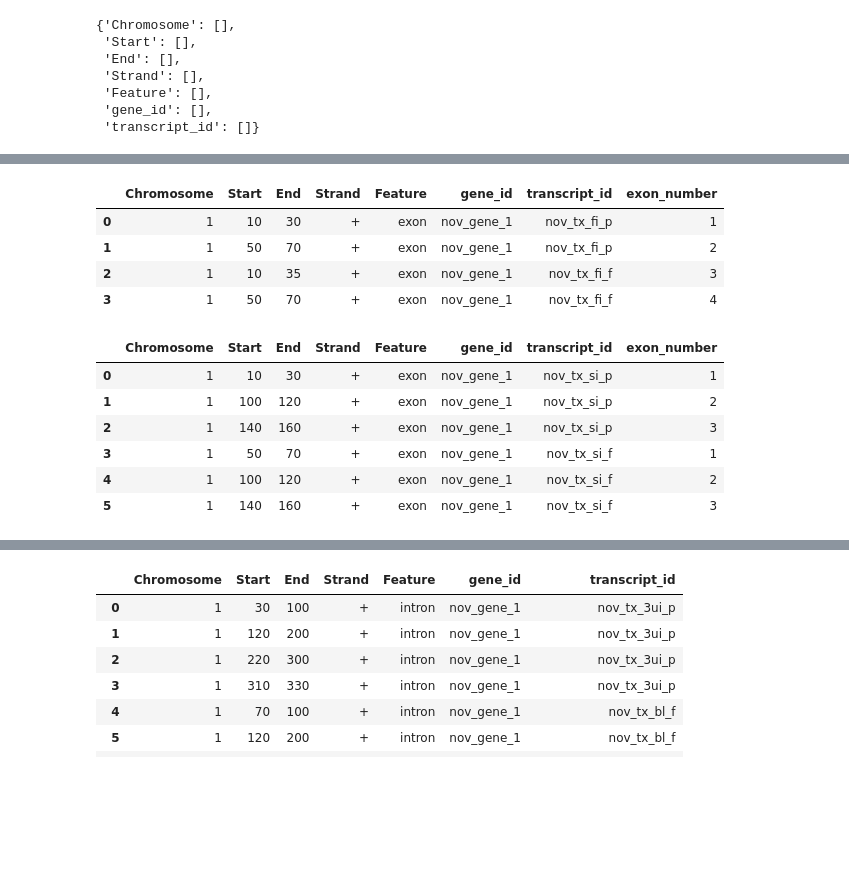
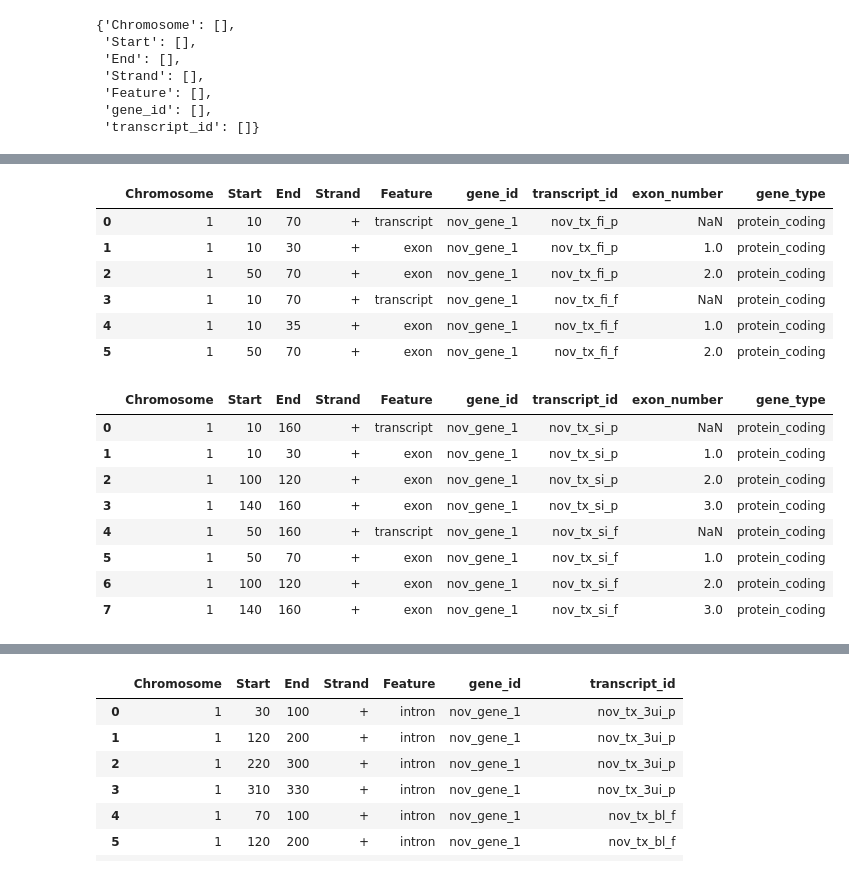
Before and after one commit to frattalab/PAPA, a Jupyter notebook: scripts/stringtie_intron_chain_classification.ipynb, the cells around one changed output, grey strips where cells are left out. Drawn from its saved outputs; the diff is of its cells as text; code cells hidden in the pictures; blank space fills up the shorter version.

```diff
--- a/scripts/stringtie_intron_chain_classification.ipynb
+++ b/scripts/stringtie_intron_chain_classification.ipynb
@@ -72,46 +77,52 @@ test_ref
 # 1. Novel last exons in first intron of annotated transcript (e.g. STMN2)
 # For these to pass, they should share an identical 3'end with a first exon of a known transcript
 
-test_novel_fi = {"Chromosome": [1]*4,
-                "Start": [10,50]*2,
-                "End": [30,70,35,70],
-                "Strand": ["+"]*4,
-                "Feature": ["exon"]*4,
-                "gene_id": ["nov_gene_1"]*4,
-                "transcript_id": ["nov_tx_fi_p"]*2 + ["nov_tx_fi_f"]*2,
-                "exon_number": [1,2,3,4]
+test_novel_fi = {"Chromosome": [1]*6,
+                "Start": [10] + [10,50] + [10] + [10,50],
+                "End": [70,30,70,70,35,70],
+                "Strand": ["+"]*6,
+                "Feature": ["transcript"] + ["exon"]*2 + ["transcript"] + ["exon"]*2,
+                "gene_id": ["nov_gene_1"]*6,
+                "transcript_id": ["nov_tx_fi_p"]*3 + ["nov_tx_fi_f"]*3,
+                "exon_number": [None,1,2,None,1,2],
+                 "gene_type": ["protein_coding"] * 6
                }
 
 pr.from_dict(test_novel_fi)
 # %% [output]
-|  | Chromosome | Start | End | Strand | Feature | gene_id | transcript_id | exon_number |
-| 0 | 1 | 10 | 30 | + | exon | nov_gene_1 | nov_tx_fi_p | 1 |
-| 1 | 1 | 50 | 70 | + | exon | nov_gene_1 | nov_tx_fi_p | 2 |
-| 2 | 1 | 10 | 35 | + | exon | nov_gene_1 | nov_tx_fi_f | 3 |
-| 3 | 1 | 50 | 70 | + | exon | nov_gene_1 | nov_tx_fi_f | 4 |
+|  | Chromosome | Start | End | Strand | Feature | gene_id | transcript_id | exon_number | gene_type |
+| 0 | 1 | 10 | 70 | + | transcript | nov_gene_1 | nov_tx_fi_p | NaN | protein_coding |
+| 1 | 1 | 10 | 30 | + | exon | nov_gene_1 | nov_tx_fi_p | 1.0 | protein_coding |
+| 2 | 1 | 50 | 70 | + | exon | nov_gene_1 | nov_tx_fi_p | 2.0 | protein_coding |
+| 3 | 1 | 10 | 70 | + | transcript | nov_gene_1 | nov_tx_fi_f | NaN | protein_coding |
+| 4 | 1 | 10 | 35 | + | exon | nov_gene_1 | nov_tx_fi_f | 1.0 | protein_coding |
+| 5 | 1 | 50 | 70 | + | exon | nov_gene_1 | nov_tx_fi_f | 2.0 | protein_coding |
 # %%
 # 2. Internal intron, spliced in last exon (fully contained within last exon) (e.g. ONECUT1)
 # For these to pass, they should match the intron chain of a known transcript up until the penultimate exon
 
-test_novel_si = {"Chromosome": [1]*6,
-                "Start": [10,100,140] + [50,100,140],
-                "End": [30,120,160] + [70,120,160],
-                "Strand": ["+"]*6,
-                "Feature": ["exon"]*6,
-                "gene_id": ["nov_gene_1"]*6,
-                "transcript_id": ["nov_tx_si_p"]*3 + ["nov_tx_si_f"]*3,
-                "exon_number": [1,2,3,1,2,3]
+test_novel_si = {"Chromosome": [1]*8,
+                "Start": [10,10,100,140] + [50,50,100,140],
+                "End": [160,30,120,160] + [160,70,120,160],
+                "Strand": ["+"]*8,
+                "Feature": ["transcript"] + ["exon"]*3 + ["transcript"] + ["exon"]*3,
+                "gene_id": ["nov_gene_1"]*8,
+                "transcript_id": ["nov_tx_si_p"]*4 + ["nov_tx_si_f"]*4,
+                "exon_number": [None,1,2,3,None,1,2,3],
+                 "gene_type": ["protein_coding"] * 8
                }
 
 pr.from_dict(test_novel_si)
 # %% [output]
-|  | Chromosome | Start | End | Strand | Feature | gene_id | transcript_id | exon_number |
-| 0 | 1 | 10 | 30 | + | exon | nov_gene_1 | nov_tx_si_p | 1 |
-| 1 | 1 | 100 | 120 | + | exon | nov_gene_1 | nov_tx_si_p | 2 |
-| 2 | 1 | 140 | 160 | + | exon | nov_gene_1 | nov_tx_si_p | 3 |
-| 3 | 1 | 50 | 70 | + | exon | nov_gene_1 | nov_tx_si_f | 1 |
-| 4 | 1 | 100 | 120 | + | exon | nov_gene_1 | nov_tx_si_f | 2 |
-| 5 | 1 | 140 | 160 | + | exon | nov_gene_1 | nov_tx_si_f | 3 |
+|  | Chromosome | Start | End | Strand | Feature | gene_id | transcript_id | exon_number | gene_type |
+| 0 | 1 | 10 | 160 | + | transcript | nov_gene_1 | nov_tx_si_p | NaN | protein_coding |
+| 1 | 1 | 10 | 30 | + | exon | nov_gene_1 | nov_tx_si_p | 1.0 | protein_coding |
+| 2 | 1 | 100 | 120 | + | exon | nov_gene_1 | nov_tx_si_p | 2.0 | protein_coding |
+| 3 | 1 | 140 | 160 | + | exon | nov_gene_1 | nov_tx_si_p | 3.0 | protein_coding |
+| 4 | 1 | 50 | 160 | + | transcript | nov_gene_1 | nov_tx_si_f | NaN | protein_coding |
+| 5 | 1 | 50 | 70 | + | exon | nov_gene_1 | nov_tx_si_f | 1.0 | protein_coding |
+| 6 | 1 | 100 | 120 | + | exon | nov_gene_1 | nov_tx_si_f | 2.0 | protein_coding |
+| 7 | 1 | 140 | 160 | + | exon | nov_gene_1 | nov_tx_si_f | 3.0 | protein_coding |
 # %%
 # 3. Internal intron bleedthrough (e.g. SIN3B)
 # For these events to pass, they should match the intron chain of a known transcript up until the penultimate exon
```
Also changed, not shown: parts of 37 cells of this notebook.
